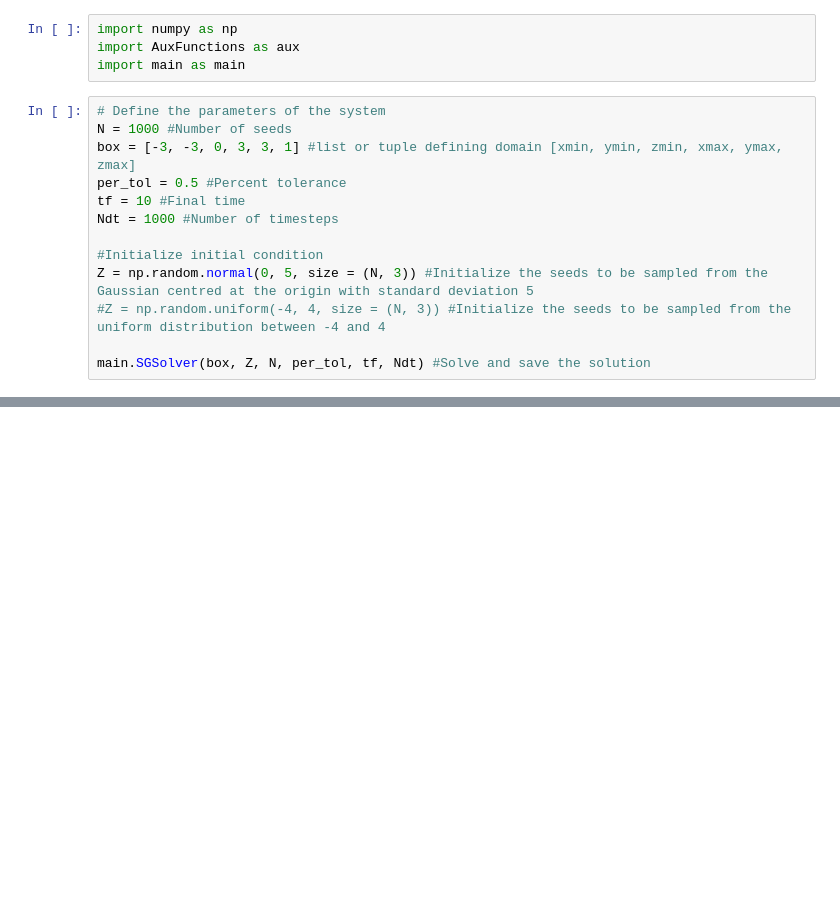
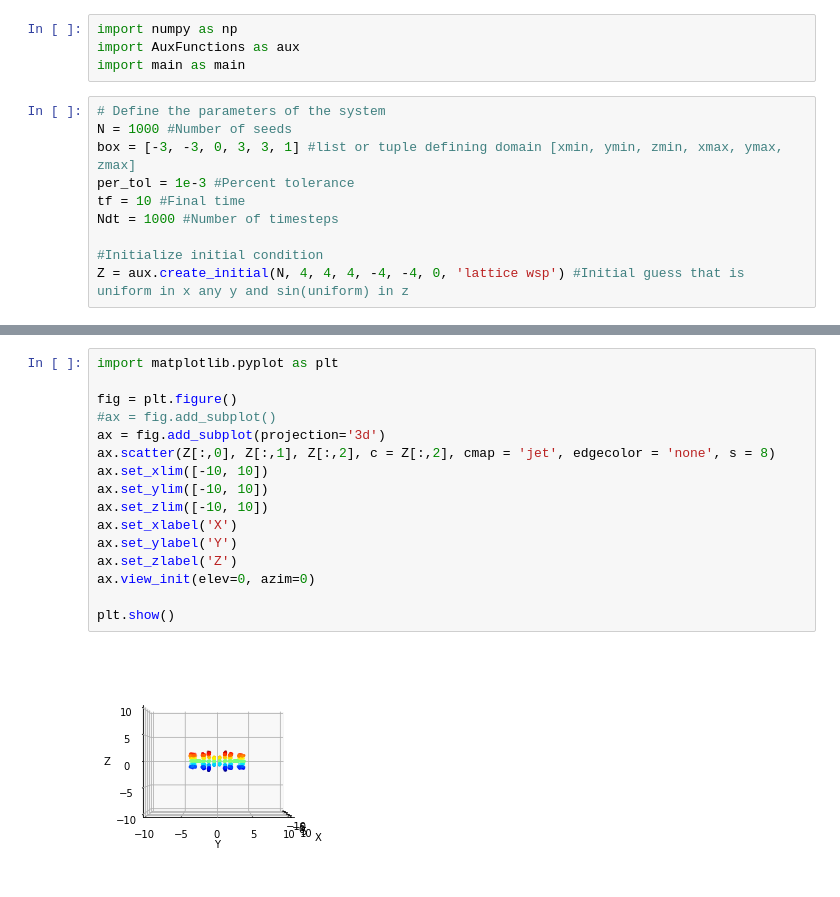
Before and after one commit to thelavier/3DIncompressibleSG, a Jupyter notebook: testspace.ipynb, the cells around one changed output, grey strips where cells are left out. Cells and saved outputs as stored; diff of their text form; blank space fills up the shorter version.

```diff
--- a/testspace.ipynb
+++ b/testspace.ipynb
@@ -6,12 +6,9 @@ import main as main
 # Define the parameters of the system
 N = 1000 #Number of seeds
 box = [-3, -3, 0, 3, 3, 1] #list or tuple defining domain [xmin, ymin, zmin, xmax, ymax, zmax]
-per_tol = 0.5 #Percent tolerance
+per_tol = 1e-3 #Percent tolerance
 tf = 10 #Final time
 Ndt = 1000 #Number of timesteps
 
 #Initialize initial condition
-Z = np.random.normal(0, 5, size = (N, 3)) #Initialize the seeds to be sampled from the Gaussian centred at the origin with standard deviation 5
-#Z = np.random.uniform(-4, 4, size = (N, 3)) #Initialize the seeds to be sampled from the uniform distribution between -4 and 4
-
-main.SGSolver(box, Z, N, per_tol, tf, Ndt) #Solve and save the solution
+Z = aux.create_initial(N, 4, 4, 4, -4, -4, 0, 'lattice wsp') #Initial guess that is uniform in x any y and sin(uniform) in z
@@ -21,0 +27,18 @@ aux.animator('./SG_data.npz', 'C', '2D', 10) #Animate the seeds or centroids dep
+# %%
+import matplotlib.pyplot as plt
+
+fig = plt.figure()
+#ax = fig.add_subplot()
+ax = fig.add_subplot(projection='3d')
+ax.scatter(Z[:,0], Z[:,1], Z[:,2], c = Z[:,2], cmap = 'jet', edgecolor = 'none', s = 8)
+ax.set_xlim([-10, 10])
+ax.set_ylim([-10, 10])
+ax.set_zlim([-10, 10])
+ax.set_xlabel('X')
+ax.set_ylabel('Y')
+ax.set_zlabel('Z')
+ax.view_init(elev=0, azim=0)
+
+plt.show()
+# %% [output]
+[figure, added]
```
Also changed, not shown: parts of 3 cells of this notebook, 7 other files.
